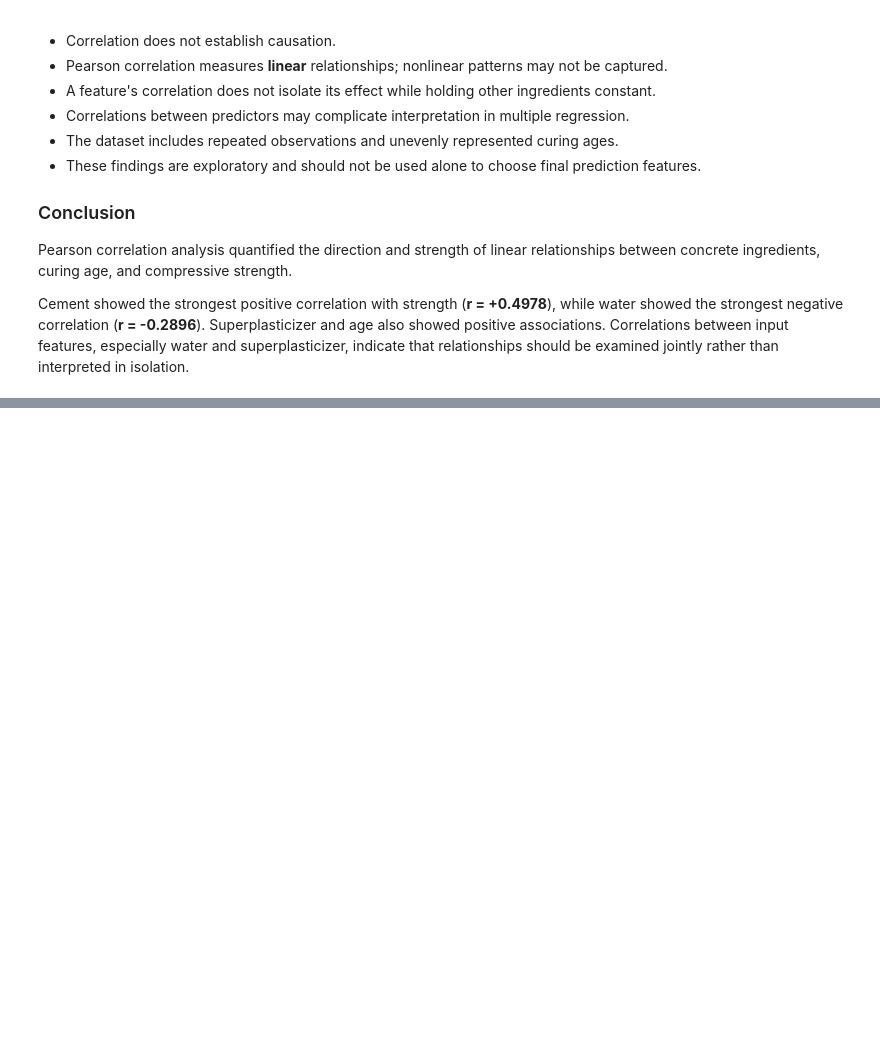
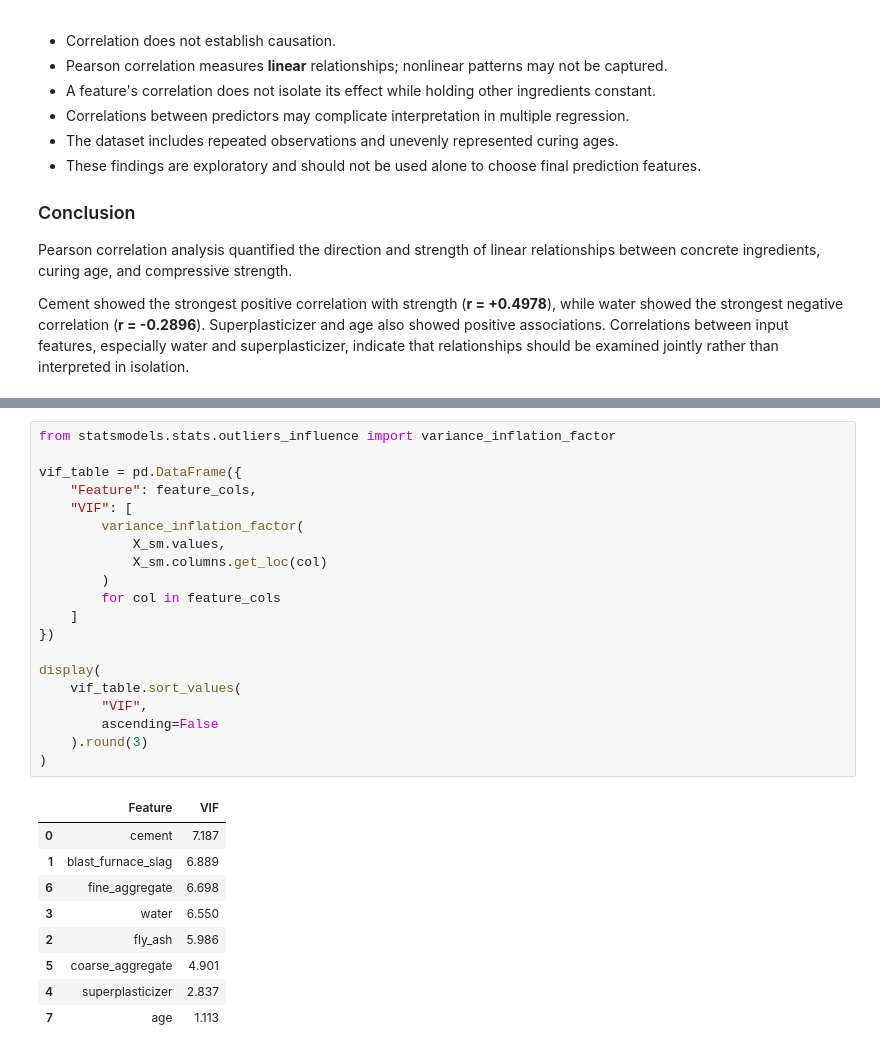
Before and after one commit to SandamiUpeksha/concrete-strength, a Jupyter notebook: notebooks/03_statistical_analysis.ipynb, the cells around one changed output, grey strips where cells are left out. Drawn from its saved outputs; the diff is of its cells as text; blank space fills up the shorter version.

```diff
--- a/notebooks/03_statistical_analysis.ipynb
+++ b/notebooks/03_statistical_analysis.ipynb
@@ -804,0 +1216,30 @@ Cement showed the strongest positive correlation with strength (**r = +0.4978**)
+# %%
+from statsmodels.stats.outliers_influence import variance_inflation_factor
+
+vif_table = pd.DataFrame({
+    "Feature": feature_cols,
+    "VIF": [
+        variance_inflation_factor(
+            X_sm.values,
+            X_sm.columns.get_loc(col)
+        )
+        for col in feature_cols
+    ]
+})
+
+display(
+    vif_table.sort_values(
+        "VIF",
+        ascending=False
+    ).round(3)
+)
+# %% [output]
+|  | Feature | VIF |
+| 0 | cement | 7.187 |
+| 1 | blast_furnace_slag | 6.889 |
+| 6 | fine_aggregate | 6.698 |
+| 3 | water | 6.550 |
+| 2 | fly_ash | 5.986 |
+| 5 | coarse_aggregate | 4.901 |
+| 4 | superplasticizer | 2.837 |
+| 7 | age | 1.113 |
```
Also changed, not shown: parts of 16 cells of this notebook, 4 other files.
